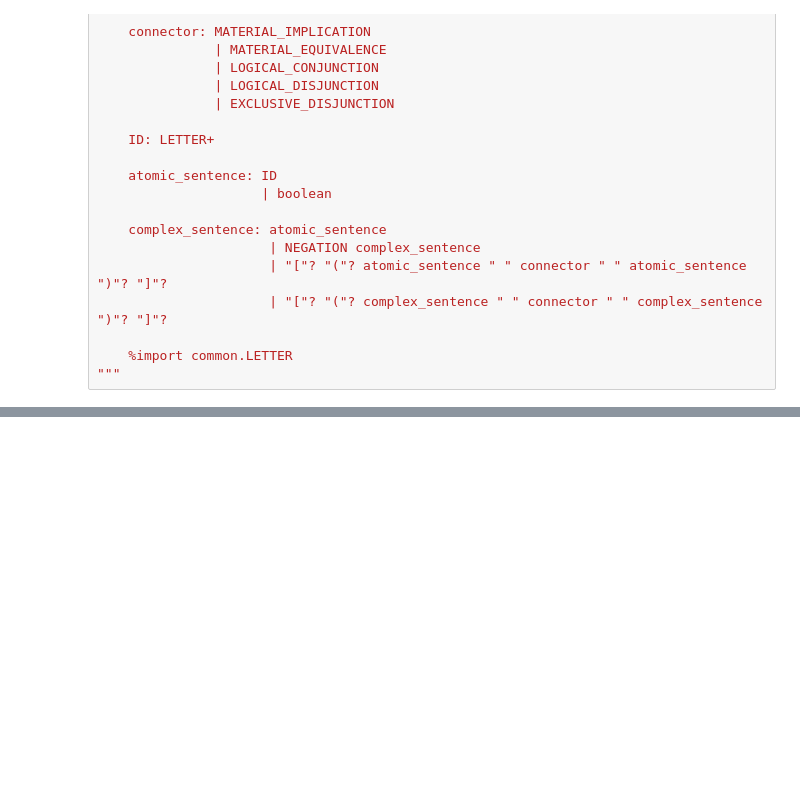
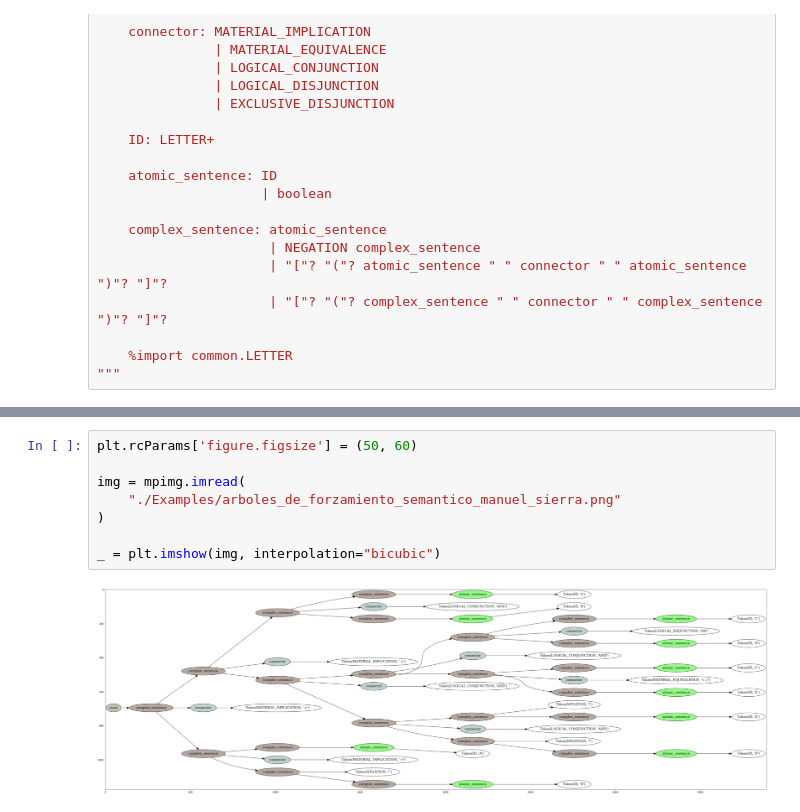
Before and after one commit to ipiedrahiv/SFTree, a Jupyter notebook: Experiments/propositional_calculus_grammar.ipynb, the cells around one changed output, grey strips where cells are left out. Cells and saved outputs as stored; diff of their text form; blank space fills up the shorter version.

```diff
--- a/Experiments/propositional_calculus_grammar.ipynb
+++ b/Experiments/propositional_calculus_grammar.ipynb
@@ -47,0 +71,10 @@ tree.pydot__tree_to_png(perse, "./Examples/")
+# %%
+plt.rcParams['figure.figsize'] = (50, 60)
+
+img = mpimg.imread(
+    "./Examples/arboles_de_forzamiento_semantico_manuel_sierra.png"
+)
+
+_ = plt.imshow(img, interpolation="bicubic")
+# %% [output]
+[figure, added]
```
Also changed, not shown: parts of 3 cells of this notebook, 1 other file.
